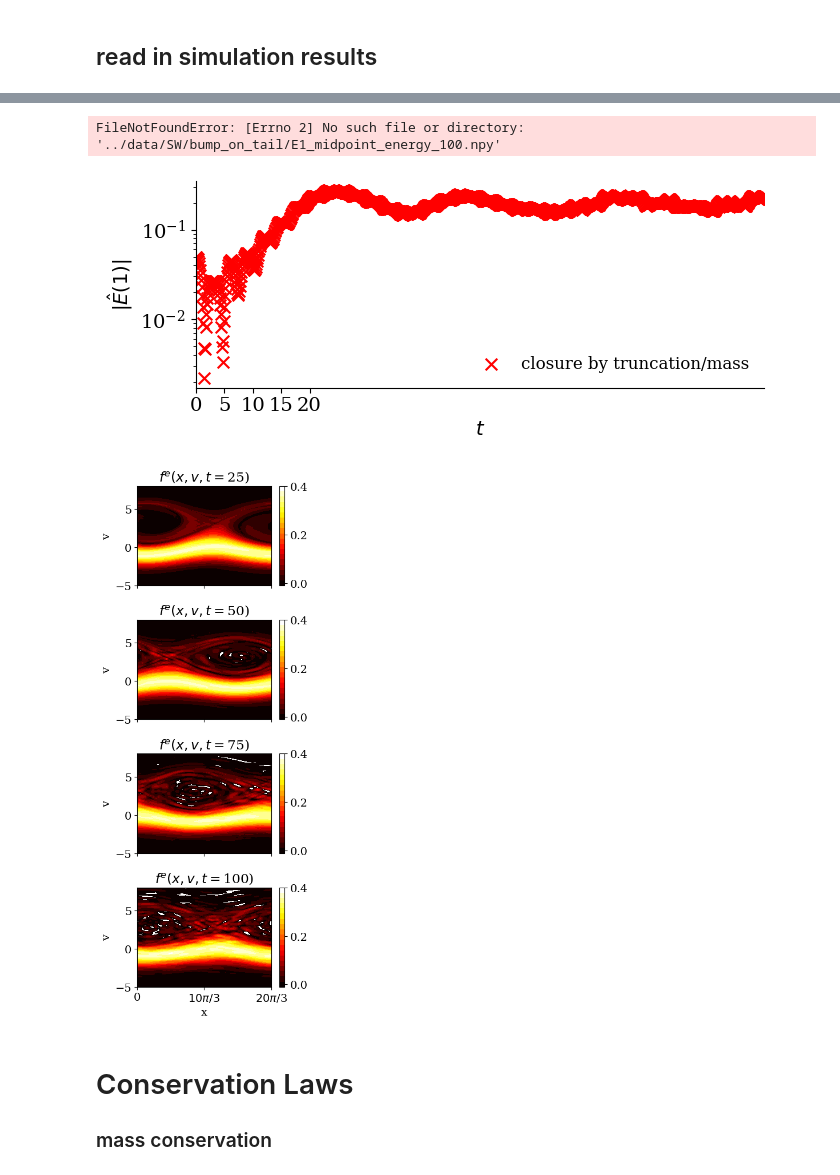
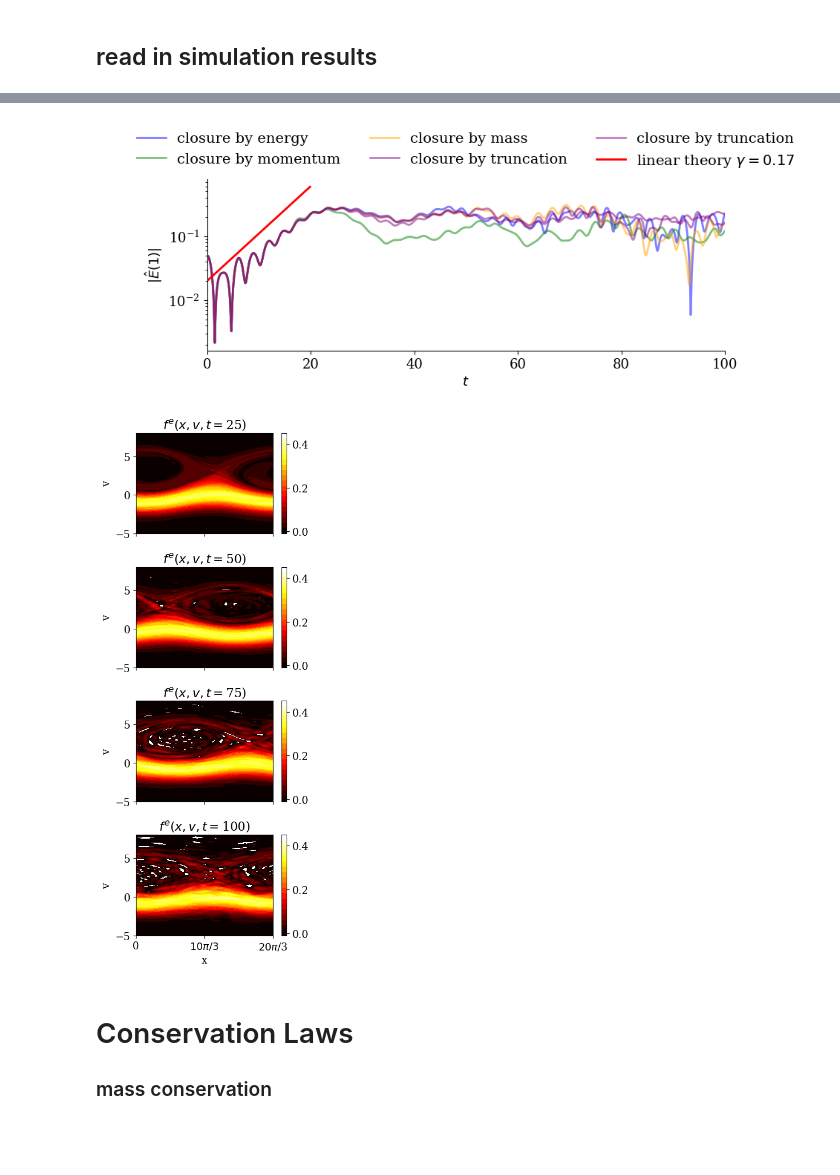
Before and after one commit to opaliss/SW-Conservative-Closure, a Jupyter notebook: SW/bump on tail SW (even).ipynb, the cells around one changed output, grey strips where cells are left out. Saved outputs shown, nothing was run; the diff lists cells and outputs as text; code cells hidden in the pictures; blank space fills up the shorter version.

```diff
--- a/SW/bump on tail SW (even).ipynb
+++ b/SW/bump on tail SW (even).ipynb
@@ -156,34 +166,43 @@ for ii in range(len(sol_midpoint_t)):
 # %%
 np.save("../data/SW/bump_on_tail/E1_midpoint_" + str(closure) + "_" + str(Nv) + ".npy", E1_midpoint)
 # %%
-E1_midpoint_energy_100 = np.load("../data/SW/bump_on_tail/E1_midpoint_energy_100.npy")
-E1_midpoint_energy_101 = np.load("../data/SW/bump_on_tail/E1_midpoint_energy_101.npy")
-E1_midpoint_momentum_100 = np.load("../data/SW/bump_on_tail/E1_midpoint_momentum_100.npy")
-E1_midpoint_momentum_101 = np.load("../data/SW/bump_on_tail/E1_midpoint_momentum_101.npy")
-E1_midpoint_mass_101 = np.load("../data/SW/bump_on_tail/E1_midpoint_mass_101.npy")
-E1_midpoint_mass_100 = np.load("../data/SW/bump_on_tail/E1_midpoint_mass_100.npy")
+E1_midpoint_energy_24 = np.load("../data/SW/bump_on_tail/E1_midpoint_energy_24.npy")
+E1_midpoint_energy_25 = np.load("../data/SW/bump_on_tail/E1_midpoint_energy_25.npy")
+E1_midpoint_momentum_24 = np.load("../data/SW/bump_on_tail/E1_midpoint_momentum_24.npy")
+E1_midpoint_momentum_25 = np.load("../data/SW/bump_on_tail/E1_midpoint_momentum_25.npy")
+E1_midpoint_mass_24 = np.load("../data/SW/bump_on_tail/E1_midpoint_mass_24.npy")
+E1_midpoint_mass_25 = np.load("../data/SW/bump_on_tail/E1_midpoint_mass_25.npy")
+E1_midpoint_truncation_24 = np.load("../data/SW/bump_on_tail/E1_midpoint_truncation_24.npy")
+E1_midpoint_truncation_25 = np.load("../data/SW/bump_on_tail/E1_midpoint_truncation_25.npy")
+
+E1_midpoint_truncation_101 = np.load("../data/SW/bump_on_tail/E1_midpoint_truncation_101.npy")
-# %% [output]
-FileNotFoundError: [Errno 2] No such file or directory: '../data/SW/bump_on_tail/E1_midpoint_energy_100.npy'
 # %%
-fig, ax = plt.subplots(figsize=(7, 3))
-#ax.plot(sol_midpoint_t, E1_midpoint_energy_101, "-", c="blue", alpha=0.5, linewidth=3, label="closure by energy")
-#ax.scatter(sol_midpoint_t[::10], E1_midpoint_momentum_101[::10], marker="o", s=40, c="green",  label="closure by momentum")
-ax.scatter(sol_midpoint_t, E1_midpoint, marker="x", s=70, c="red",  label="closure by truncation/mass")
+fig, ax = plt.subplots(figsize=(9, 3))
+ax.plot(np.linspace(0, 100, 1001), E1_midpoint_energy_25, "-", c="blue", alpha=0.5, linewidth=2, label="closure by energy")
+
+ax.plot(np.linspace(0, 100, 1001), E1_midpoint_momentum_25, "-", c="green", alpha=0.5, linewidth=2, label="closure by momentum")
+
+ax.plot(np.linspace(0, 100, 1001), E1_midpoint_mass_25, "-", c="orange", alpha=0.5, linewidth=2, label="closure by mass")
+
+ax.plot(np.linspace(0, 100, 1001), E1_midpoint_truncation_101, "-", c="purple", alpha=0.5, linewidth=2, label="closure by truncation")
+
+ax.plot(np.linspace(0, 100, 1001), E1_midpoint_truncation_25, "-", c="purple", alpha=0.5, linewidth=2, label="closure by truncation")
+
+ax.plot(sol_midpoint_t[:200], 2e-2*np.exp(sol_midpoint_t[:200]*0.17),  linewidth=2, c="red", label="linear theory $\gamma=0.17$")
 
 
-ax.set_xticks([0, 5, 10, 15, 20])
 ax.set_yscale("log")
 ax.spines['right'].set_visible(False)
 ax.spines['top'].set_visible(False)
 ax.set_ylabel("$|\hat{E}(1)|$")
 ax.set_xlabel("$ t$")
-ax.set_xlim(0, T)
-legend = ax.legend(ncols=1, fancybox=False, shadow=False, fontsize=12, loc='lower right')
+ax.set_xlim(0, 100)
+legend = ax.legend(ncols=3, fontsize=14, loc='upper center', bbox_to_anchor=(0.5, 1.35))
+text = ax.text(-0.2,1.05, " ", transform=ax.transAxes)
 legend.get_frame().set_alpha(0)
-plt.tight_layout()
-plt.savefig("../figs/SW/bump_on_tail/damping_rate_electric_field.png", dpi=600)
+plt.savefig("../figs/SW/bump_on_tail/damping_rate_electric_field.png", bbox_inches='tight', dpi=600)
 # %% [output]
-[figure, old version]
+[figure, new version]
 # %%
 fig, ax = plt.subplots(nrows=4, sharex=True, figsize=(4, 10))
 for tt, ii in enumerate(range(0, len(sol_midpoint_t), int(len(sol_midpoint_t)//4))[1:]):
@@ -193,7 +212,7 @@ for tt, ii in enumerate(range(0, len(sol_midpoint_t), int(len(sol_midpoint_t)//4
         distribution1 += np.outer(fft_(state_e1_midpoint[jj, :, ii], Nx, x, L), psi_ln_sw(xi=(v-u_e1)/alpha_e1, v=v, u_s=u_e1, alpha_s=alpha_e1, n=jj)).real
         distribution2 += np.outer(fft_(state_e2_midpoint[jj, :, ii], Nx, x, L), psi_ln_sw(xi=(v-u_e2)/alpha_e2, v=v, u_s=u_e2, alpha_s=alpha_e2, n=jj)).real
 
-    levels = np.linspace(-1e-2, 0.4, 20)
+    levels = np.linspace(-0.01, 0.45, 20)
     colors = mcp.gen_color(cmap="hot",n=len(levels)-1)
     pos = ax[tt].contourf(x, v, (distribution1 + distribution2).T, colors=colors, levels=levels)
     ax[tt].set_xticks([0,  10*np.pi/3, 20*np.pi/3])
@@ -206,7 +225,7 @@ ax[-1].set_xlabel("x")
 plt.tight_layout()
 plt.savefig("../figs/SW/bump_on_tail/bump_on_tail_evolution_SW_" + str(closure) + "_" + str(Nv) + ".png", dpi=600)
 # %% [output]
-[figure, old version]
+[figure, new version]
 # %% [markdown]
 # Conservation Laws
 
```
Also changed, not shown: parts of 16 cells of this notebook, 3 other files.
